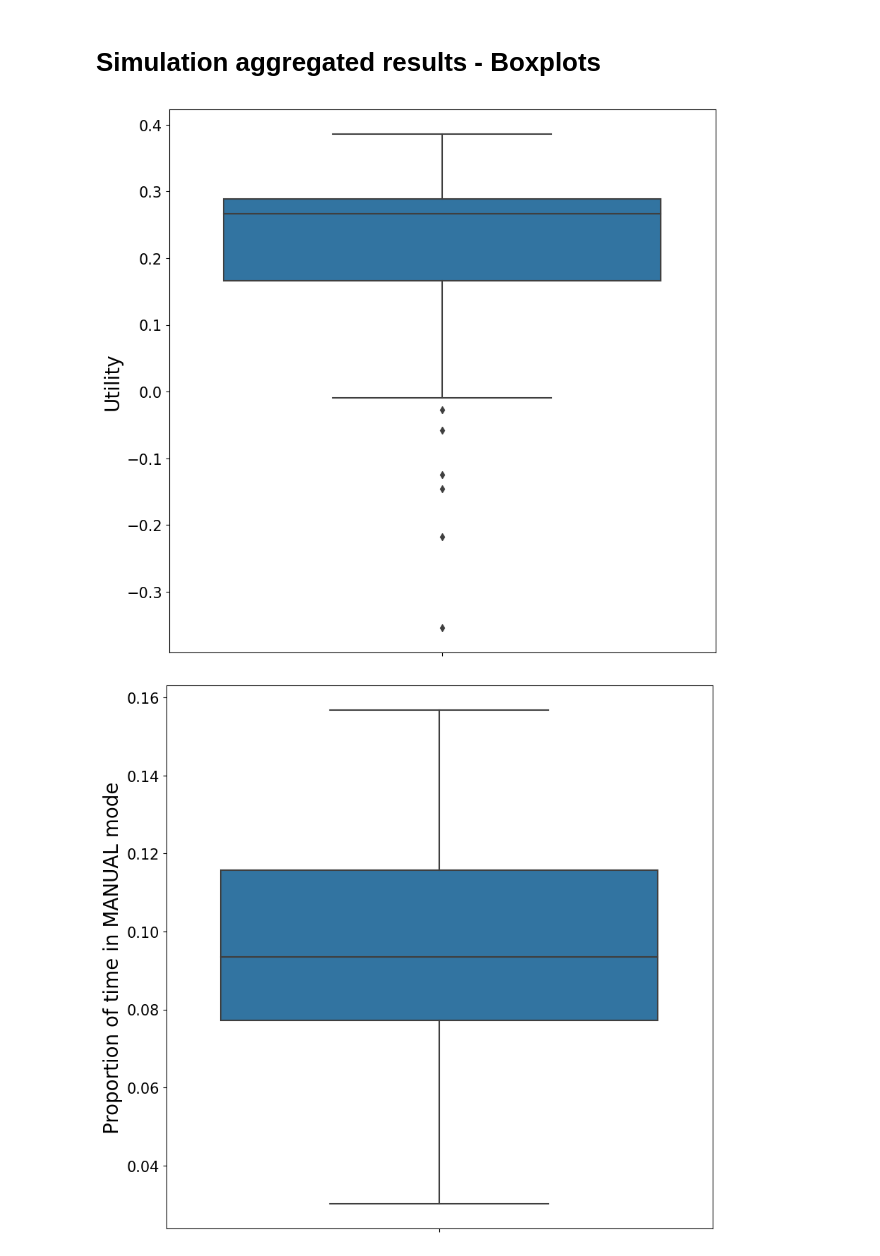
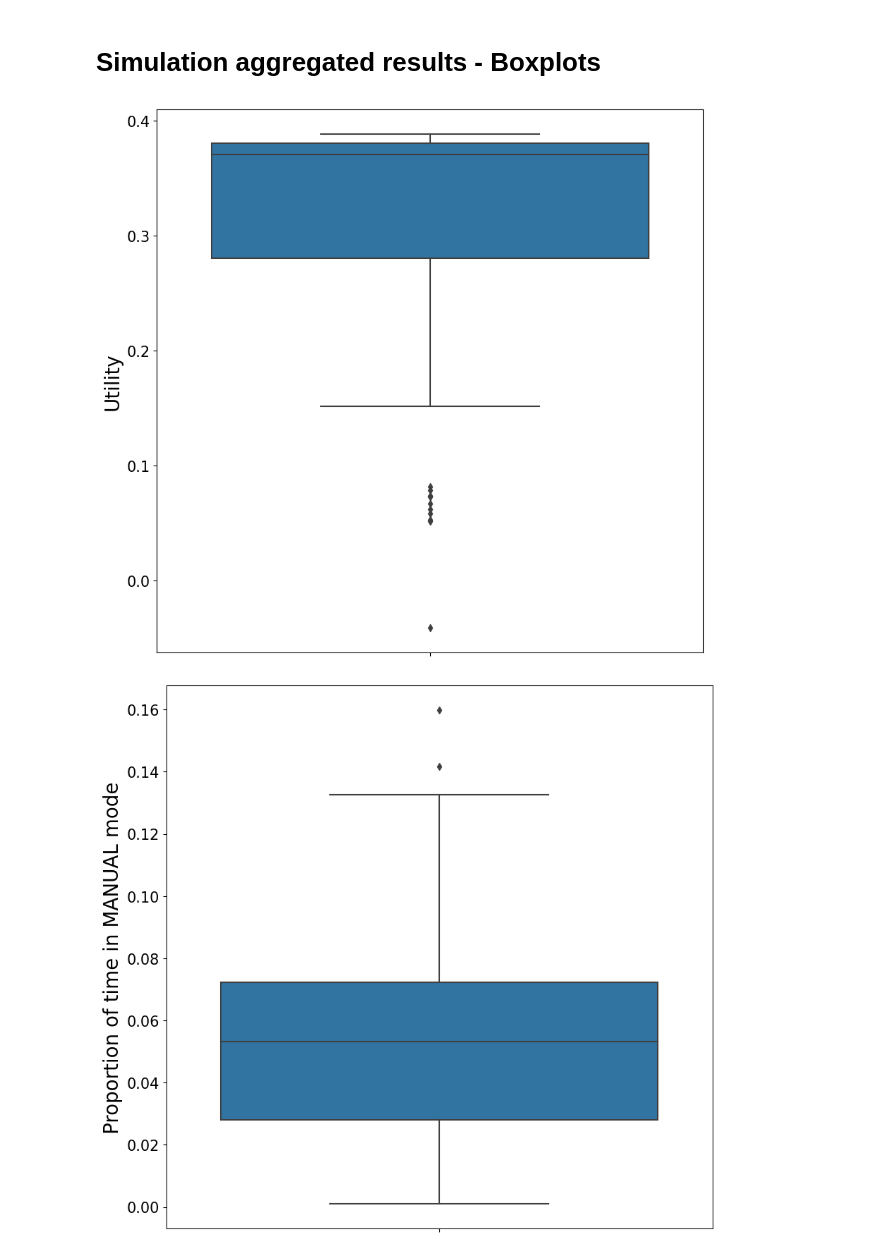
Before and after one commit to roinaveiro/ads_trusto, a Jupyter notebook: plots.ipynb, the cells around one changed output. Saved outputs shown, nothing was run; the diff lists cells and outputs as text; code cells hidden in the pictures.

```diff
--- a/plots.ipynb
+++ b/plots.ipynb
@@ -347,6 +219,6 @@ plot_.figure.savefig("figs/driver_state.png")
 # %% [markdown]
 # Simulation aggregated results - Histograms
 # %%
-df = pd.read_csv("results/sim2.csv")
-path = "figs/sim2/"
+df = pd.read_csv("results/sim3.csv")
+path = "figs/sim3/"
 # %%
@@ -423,13 +316,13 @@ def plot_bp(df, y, ylab, path=None):
     if path is not None:
         plot_.figure.savefig(path)
 # %%
-plot_bp(df, 'utility', 'Utility', path + 'utility_bp.png')
+plot_bp(df, 'utility', 'Utility', path + 'utility_bp_less.png')
 # %% [output]
-[figure, old version]
+[figure, new version]
 # %%
-plot_bp(df, 'prop_manual', 'Proportion of time in MANUAL mode', path + 'prop_manual.png')
+plot_bp(df, 'prop_manual', 'Proportion of time in MANUAL mode', path + 'prop_manual_less.png')
 # %% [output]
-[figure, old version]
+[figure, new version]
 # %%
 plot_bp(df, 'n_RtI', 'Number of RtIs', path + 'n_RtI.png')
 # %% [output]
```
Also changed, not shown: parts of 20 cells of this notebook, 33 other files.
